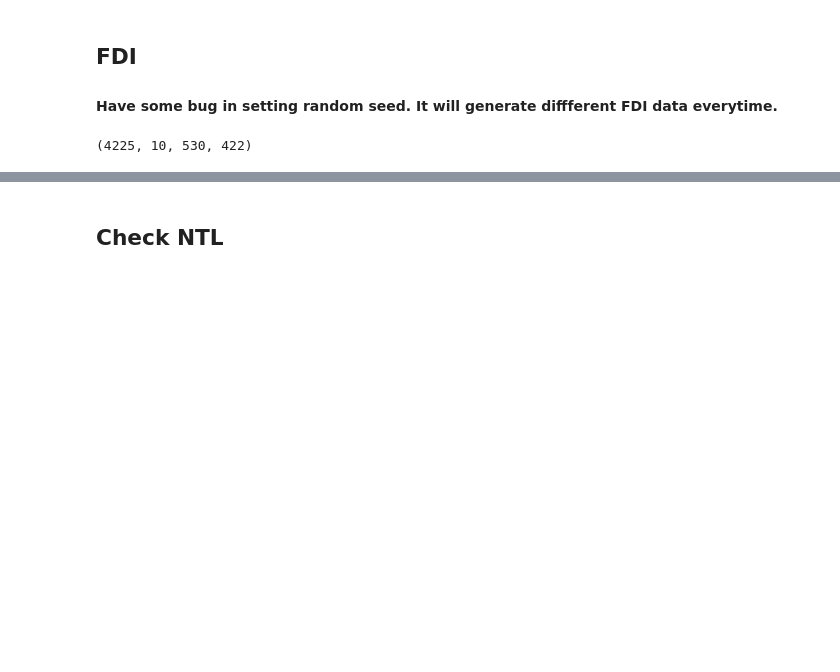
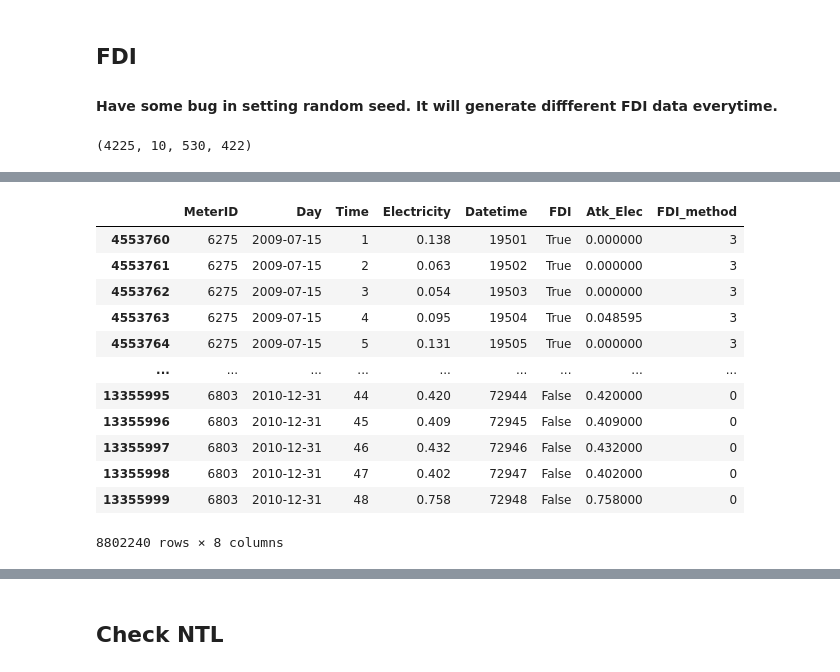
Before and after one commit to BOBO-LU/Non-Technical-Loss, a Jupyter notebook: main-preprocess.ipynb, the cells around one changed output, grey strips where cells are left out. Saved outputs shown, nothing was run; the diff lists cells and outputs as text; code cells hidden in the pictures; blank space fills up the shorter version.

```diff
--- a/main-preprocess.ipynb
+++ b/main-preprocess.ipynb
@@ -241,2 +332,18 @@ TOTAL_METER, AREA_NUM, NUMBER_OF_DAYS, METER_IN_RANGE
+# %%
+final_data_group[8][76*530*48:]
+# %% [output]
+|  | MeterID | Day | Time | Electricity | Datetime | FDI | Atk_Elec | FDI_method |
+| 4553760 | 6275 | 2009-07-15 | 1 | 0.138 | 19501 | True | 0.000000 | 3 |
+| 4553761 | 6275 | 2009-07-15 | 2 | 0.063 | 19502 | True | 0.000000 | 3 |
+| 4553762 | 6275 | 2009-07-15 | 3 | 0.054 | 19503 | True | 0.000000 | 3 |
+| 4553763 | 6275 | 2009-07-15 | 4 | 0.095 | 19504 | True | 0.048595 | 3 |
+| 4553764 | 6275 | 2009-07-15 | 5 | 0.131 | 19505 | True | 0.000000 | 3 |
+| ... | ... | ... | ... | ... | ... | ... | ... | ... |
+| 13355995 | 6803 | 2010-12-31 | 44 | 0.420 | 72944 | False | 0.420000 | 0 |
+| 13355996 | 6803 | 2010-12-31 | 45 | 0.409 | 72945 | False | 0.409000 | 0 |
+| 13355997 | 6803 | 2010-12-31 | 46 | 0.432 | 72946 | False | 0.432000 | 0 |
+| 13355998 | 6803 | 2010-12-31 | 47 | 0.402 | 72947 | False | 0.402000 | 0 |
+| 13355999 | 6803 | 2010-12-31 | 48 | 0.758 | 72948 | False | 0.758000 | 0 |
+8802240 rows × 8 columns
 # %%
 %run module_fdi_generator.ipynb
```
Also changed, not shown: parts of 35 cells of this notebook, 1 other file.
